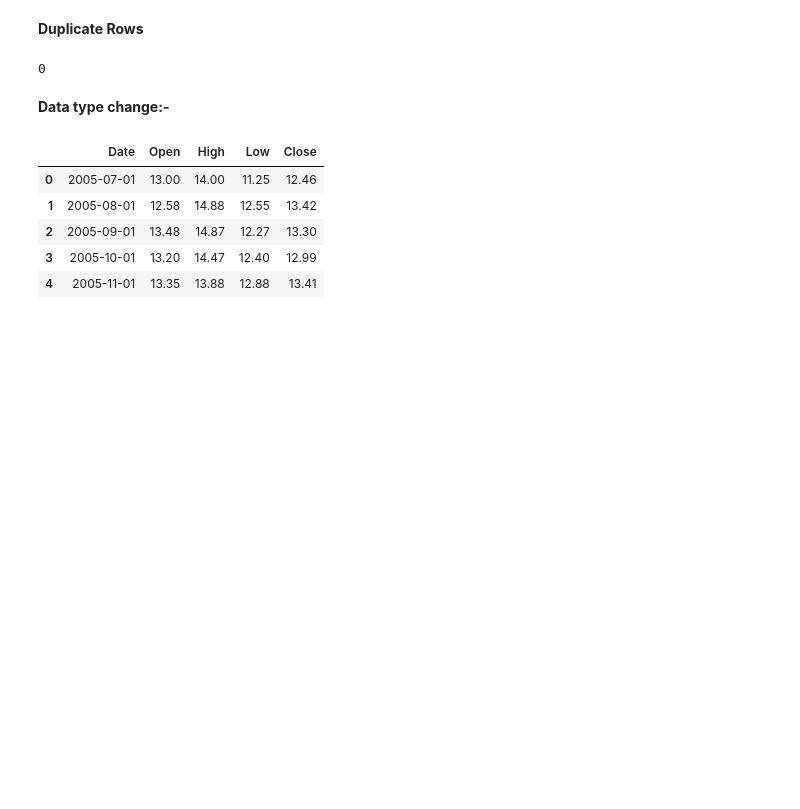
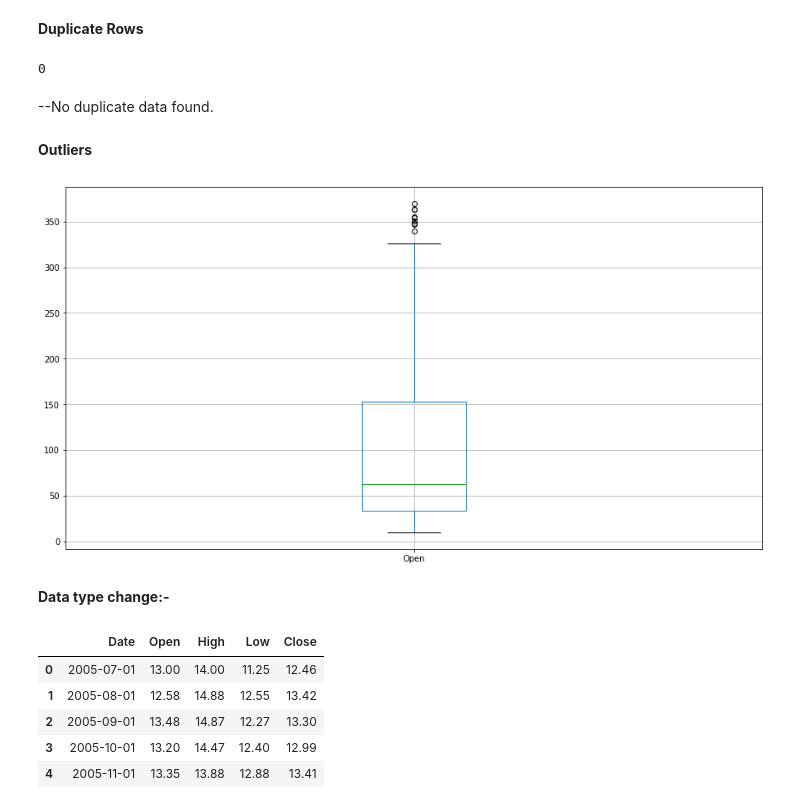
Before and after one commit to sm160388/capstone-2, a Jupyter notebook: Yes_Bank_Stock_Closing_Price.ipynb, the cells around one changed output. Saved outputs shown, nothing was run; the diff lists cells and outputs as text; code cells hidden in the pictures; blank space fills up the shorter version.

```diff
--- a/Yes_Bank_Stock_Closing_Price.ipynb
+++ b/Yes_Bank_Stock_Closing_Price.ipynb
@@ -128,6 +128,16 @@ dtype: int64
 len(df[df.duplicated()])
 # %% [output]
 0
+# %% [markdown]
+--No duplicate data found.
+# %% [markdown]
+**Outliers**
+# %%
+plt.figure(figsize=(15,8))
+df.boxplot('Open')
+plt.show()
+# %% [output]
+[figure, added]
 # %% [markdown]
 **Data type change:-**
 # %%
```
Also changed, not shown: parts of 93 cells of this notebook.
